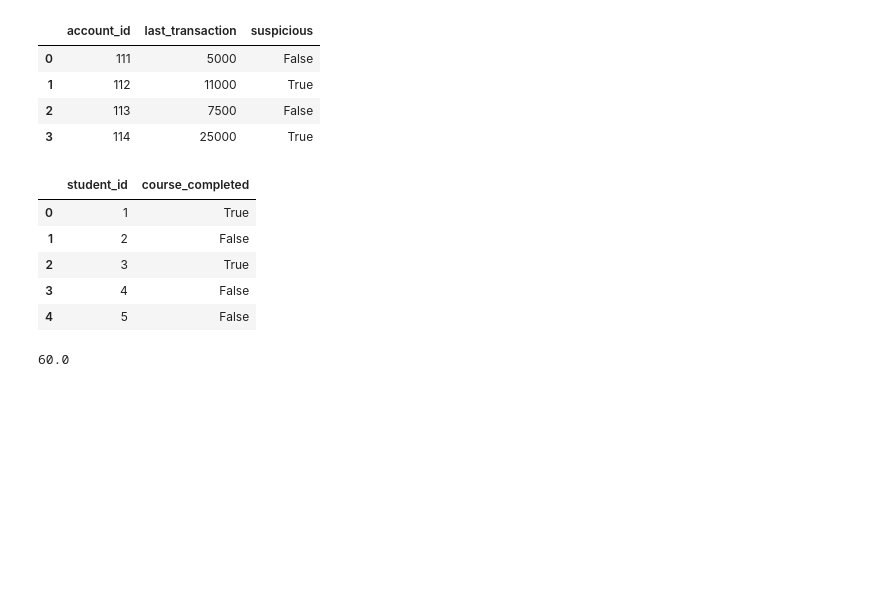
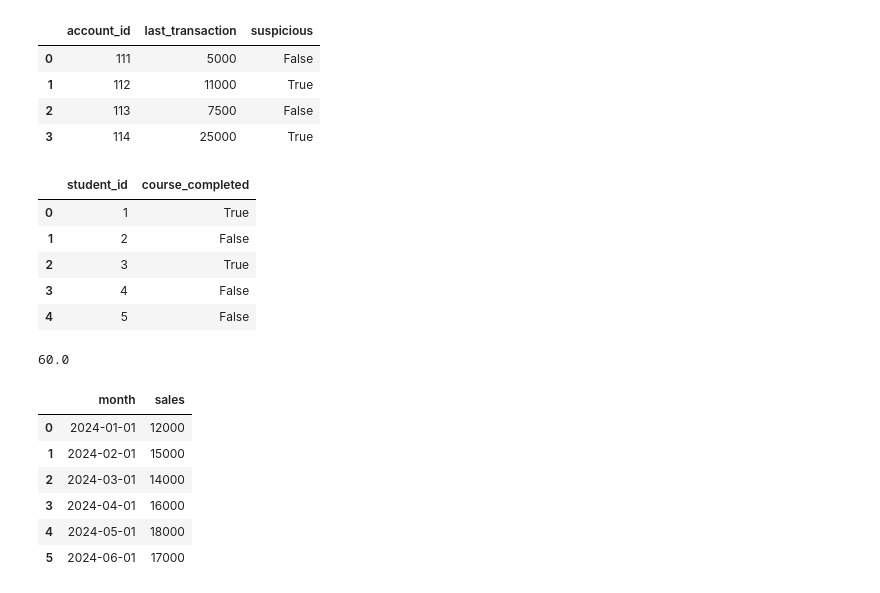
Before and after one commit to nikita98062/Python-Practice, a Jupyter notebook: data analysis coding interview questions.ipynb, the cells around one changed output. Saved outputs shown, nothing was run; the diff lists cells and outputs as text; code cells hidden in the pictures; blank space fills up the shorter version.

```diff
--- a/data analysis coding interview questions.ipynb
+++ b/data analysis coding interview questions.ipynb
@@ -367,3 +367,22 @@ drop_off_rate=df[~df['course_completed']].shape[0]/df.shape[0]*100
 drop_off_rate
 # %% [output]
 60.0
+# %%
+#  Sales Trend Visualization
+# Question := show monthly sales trends with a  line plot
+
+import pandas as pd
+import matplotlib.pyplot as plt
+df = pd.DataFrame({
+    'month': pd.date_range(start='2024-01-01', periods=6, freq='MS'),
+    'sales': [12000, 15000, 14000, 16000, 18000, 17000]
+})
+df
+# %% [output]
+|  | month | sales |
+| 0 | 2024-01-01 | 12000 |
+| 1 | 2024-02-01 | 15000 |
+| 2 | 2024-03-01 | 14000 |
+| 3 | 2024-04-01 | 16000 |
+| 4 | 2024-05-01 | 18000 |
+| 5 | 2024-06-01 | 17000 |
```
Also changed, not shown: parts of 1 cell of this notebook.
